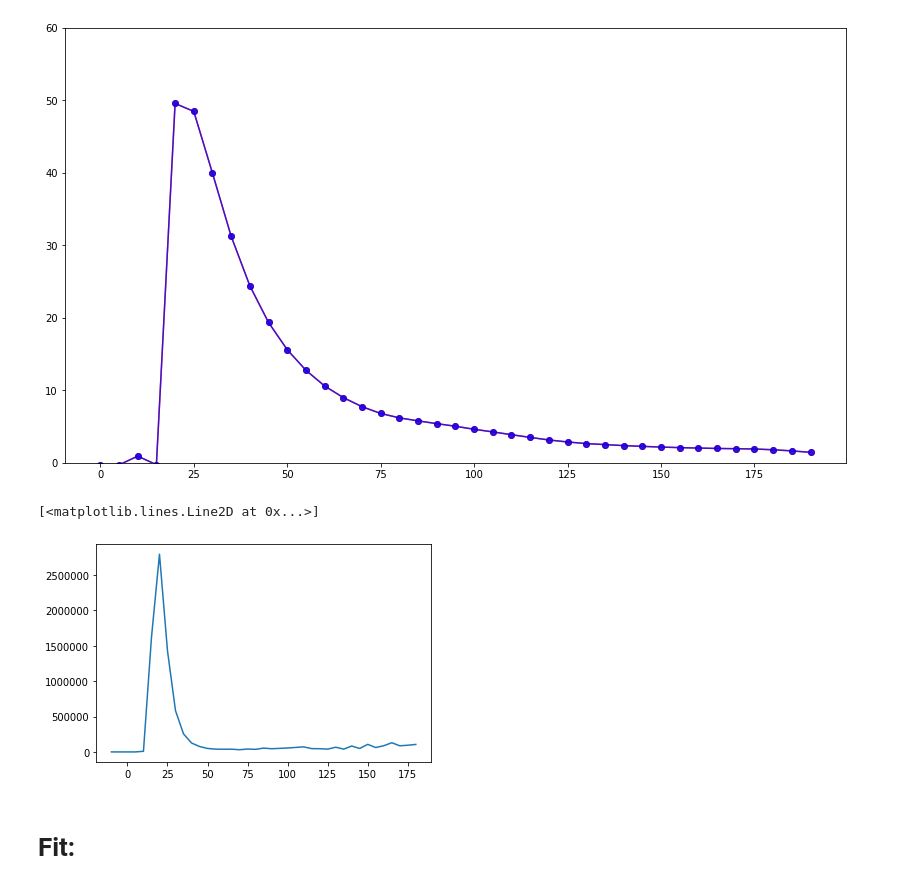
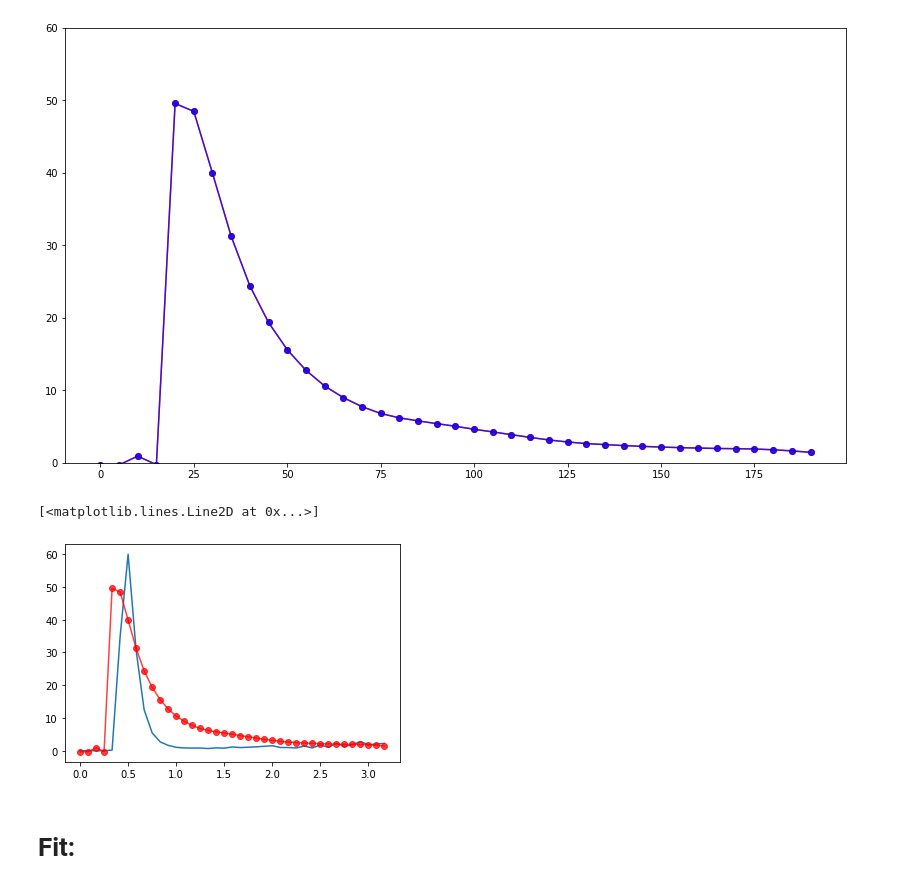
Before and after one commit to wilashfie/synth_spec, a Jupyter notebook: rebin_loop_ebtel.ipynb, the cells around one changed output. Cells and saved outputs as stored; diff of their text form; code cells hidden in the pictures.

```diff
--- a/rebin_loop_ebtel.ipynb
+++ b/rebin_loop_ebtel.ipynb
@@ -216,11 +216,12 @@ plt.ylim(0,60)
 # %% [output]
 (0, 60)
 [figure]
-# %%
-plt.plot(time[0:-1]-10,amp)
-# %% [output]
-[<matplotlib.lines.Line2D at 0x...>]
-[figure, removed]
+# %%
+plt.plot(time[0:-1]/60,amp/np.max(amp)*60)
+plt.plot(time[0:-1]/60,v_r,'r',alpha=0.75,marker='o')
+# %% [output]
+[<matplotlib.lines.Line2D at 0x...>]
+[figure, added]
 # %% [markdown]
 # Fit:
 # %%
```
Also changed, not shown: 1 other file.
